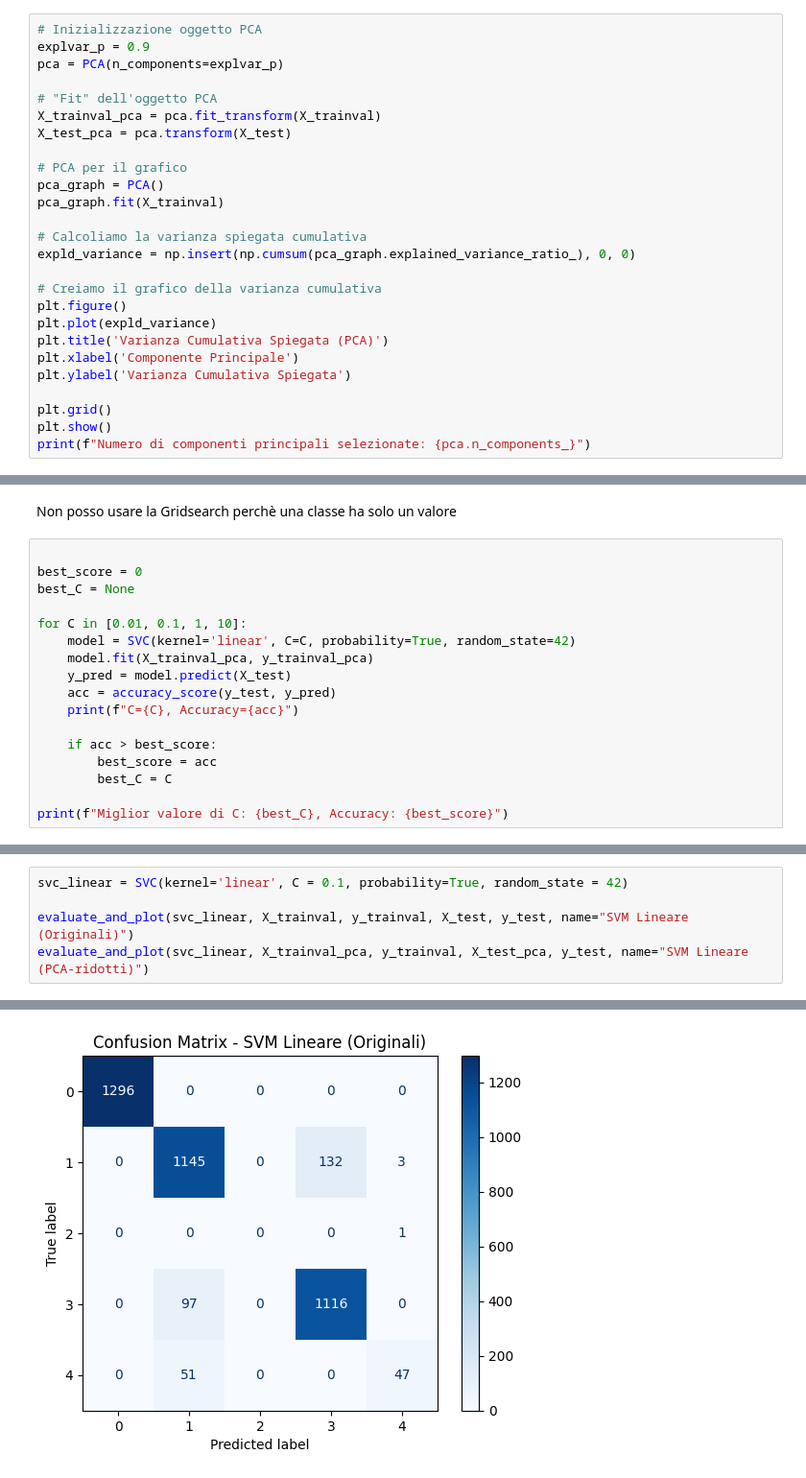
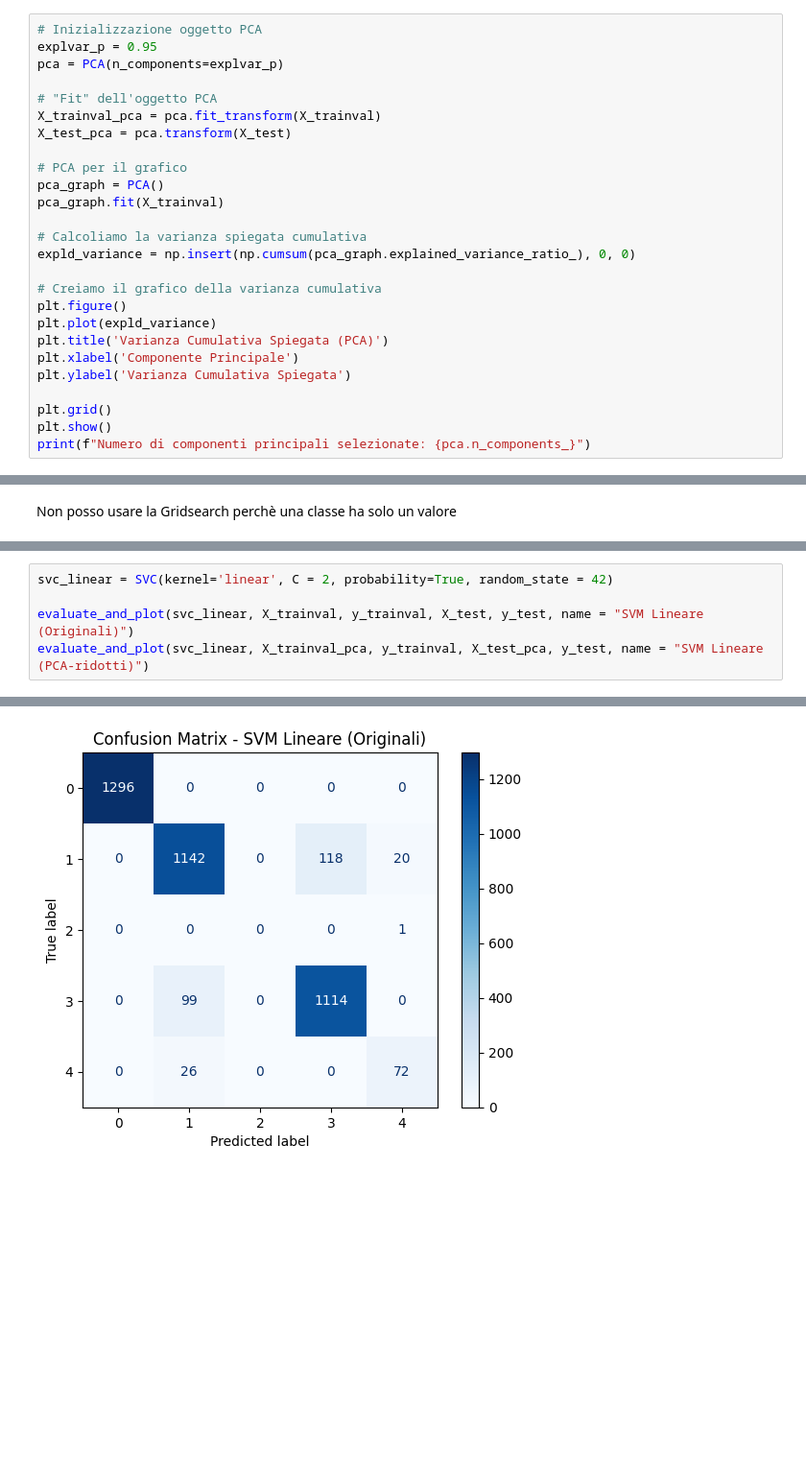
Before and after one commit to AlessioGiay/Progetto_MateIA, a Jupyter notebook: Progetto.ipynb, the cells around one changed output, grey strips where cells are left out. Shown at 96% size. Cells and saved outputs as stored; diff of their text form; blank space fills up the shorter version.

```diff
--- a/Progetto.ipynb
+++ b/Progetto.ipynb
@@ -137,7 +137,7 @@ Distribuzione delle classi (train):
 Name: count, dtype: int64
 # %%
 # Inizializzazione oggetto PCA
-explvar_p = 0.9
+explvar_p = 0.95
 pca = PCA(n_components=explvar_p)
 
 # "Fit" dell'oggetto PCA
@@ -270,20 +270,3 @@ evaluate_and_plot(lda, X_trainval_pca, y_trainval, X_test_pca, y_test, name="LDA
 # SVM
 # %% [markdown]
 Non posso usare la Gridsearch perchè una classe ha solo un valore
-# %%
-
-best_score = 0
-best_C = None
-
-for C in [0.01, 0.1, 1, 10]:
-    model = SVC(kernel='linear', C=C, probability=True, random_state=42)
-    model.fit(X_trainval_pca, y_trainval_pca)
-    y_pred = model.predict(X_test)
-    acc = accuracy_score(y_test, y_pred)
-    print(f"C={C}, Accuracy={acc}")
-
-    if acc > best_score:
-        best_score = acc
-        best_C = C
-
-print(f"Miglior valore di C: {best_C}, Accuracy: {best_score}")
@@ -296,7 +273,7 @@ Miglior valore di C: 10, Accuracy: 0.9305555555555556
 # %%
-svc_linear = SVC(kernel='linear', C = 0.1, probability=True, random_state = 42)
+svc_linear = SVC(kernel='linear', C = 2, probability=True, random_state = 42)
 
-evaluate_and_plot(svc_linear, X_trainval, y_trainval, X_test, y_test, name="SVM Lineare (Originali)")
-evaluate_and_plot(svc_linear, X_trainval_pca, y_trainval, X_test_pca, y_test, name="SVM Lineare (PCA-ridotti)")
+evaluate_and_plot(svc_linear, X_trainval, y_trainval, X_test, y_test, name = "SVM Lineare (Originali)")
+evaluate_and_plot(svc_linear, X_trainval_pca, y_trainval, X_test_pca, y_test, name = "SVM Lineare (PCA-ridotti)")
 # %% [output]
 |  | Training Set | Test Set |
@@ -304,3 +281,3 @@ evaluate_and_plot(svc_linear, X_trainval_pca, y_trainval, X_test_pca, y_test, na
-[figure, old version]
+[figure, new version]
 |  | Pred. Class | P(Class 0) - % | P(Class 1) - % | P(Class 2) - % | P(Class 3) - % | P(Class 4) - % |
 | 0 | 0 | 99.92 | 0.03 | 0.02 | 0.01 | 0.02 |
```
Also changed, not shown: parts of 12 cells of this notebook.
